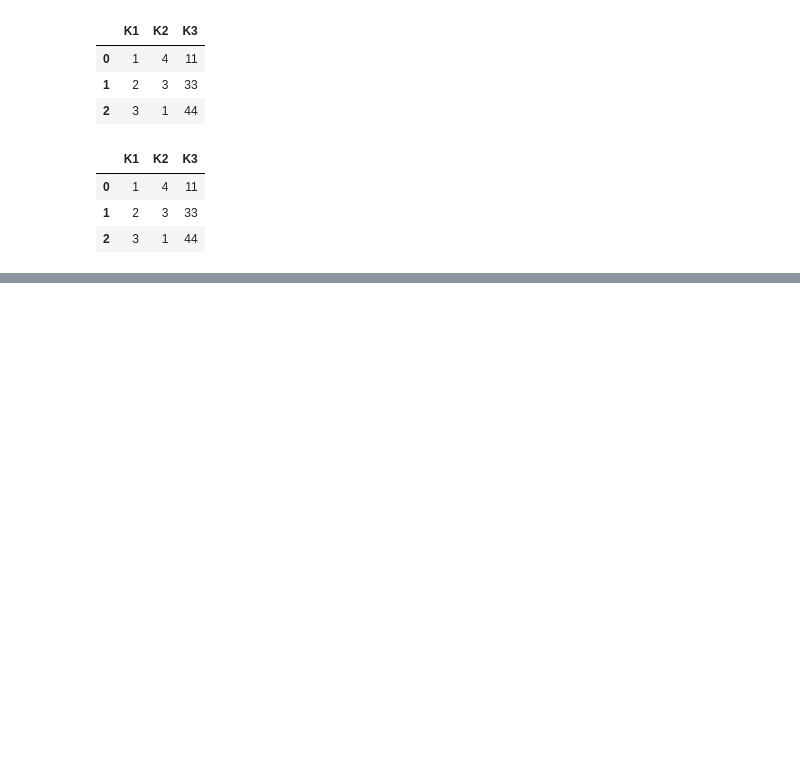
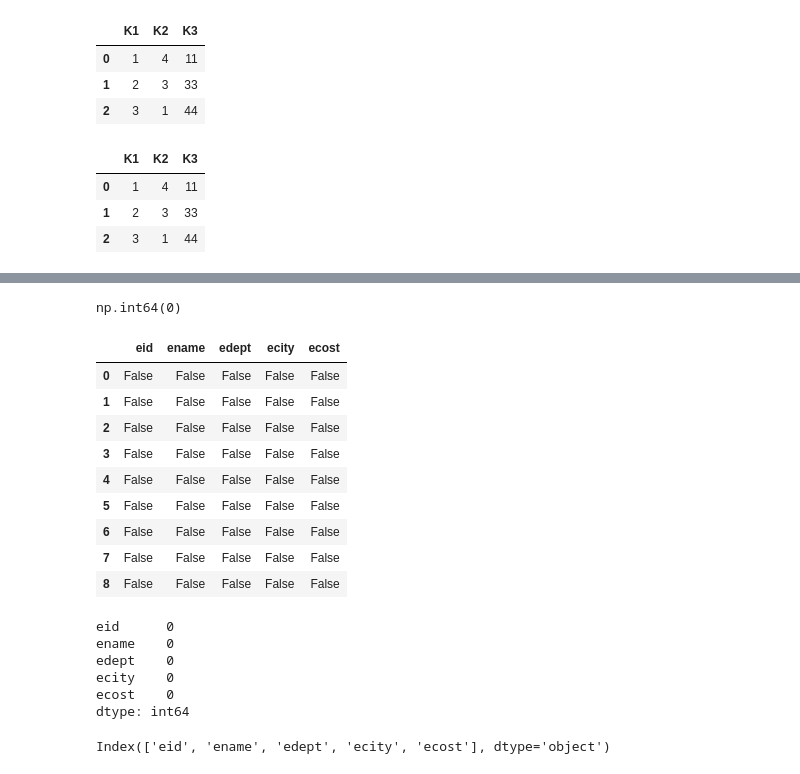
Before and after one commit to pakarthikstudent/DataEngineering__MLOps, a Jupyter notebook: DAY1/DE-1.ipynb, the cells around one changed output, grey strips where cells are left out. Saved outputs shown, nothing was run; the diff lists cells and outputs as text; code cells hidden in the pictures; blank space fills up the shorter version.

```diff
--- a/DAY1/DE-1.ipynb
+++ b/DAY1/DE-1.ipynb
@@ -940,0 +1137,4 @@ df2
+# %%
+# 1. get info about the loaded df (emp.csv)
+df_csv = pd.read_csv('emp.csv')
+df_csv.info()
@@ -940,0 +1180,30 @@ df2
+# %%
+df_csv.duplicated().sum()
+# %% [output]
+np.int64(0)
+# %%
+# drop duplicates
+df_csv.drop_duplicates(inplace=True)
+# %%
+#5. test - any NaN values ->drop NaN index based and column based
+df_csv.isnull()
+# %% [output]
+|  | eid | ename | edept | ecity | ecost |
+| 0 | False | False | False | False | False |
+| 1 | False | False | False | False | False |
+| 2 | False | False | False | False | False |
+| 3 | False | False | False | False | False |
+| 4 | False | False | False | False | False |
+| 5 | False | False | False | False | False |
+| 6 | False | False | False | False | False |
+| 7 | False | False | False | False | False |
+| 8 | False | False | False | False | False |
+# %%
+df_csv.isnull().sum()
+# %% [output]
+eid      0
+ename    0
+edept    0
+ecity    0
+ecost    0
+dtype: int64
@@ -940,0 +1216,5 @@ df2
+# %%
+# 6. rename some selective columns
+df_csv.columns
+# %% [output]
+Index(['eid', 'ename', 'edept', 'ecity', 'ecost'], dtype='object')
```
Also changed, not shown: parts of 105 cells of this notebook, 1 other file.
